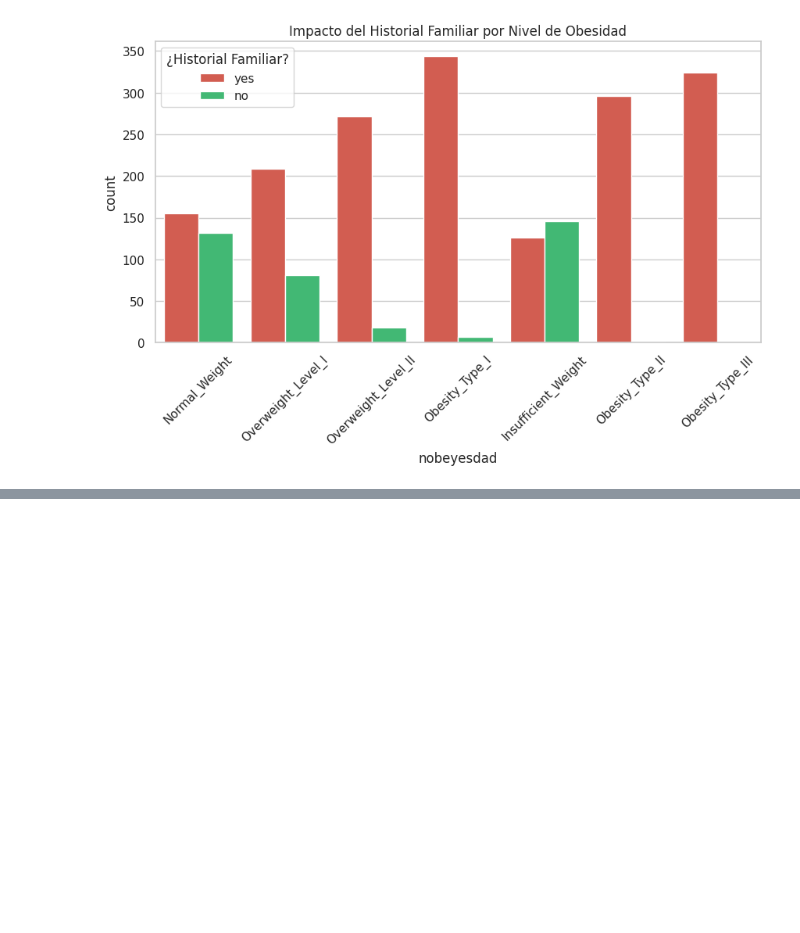
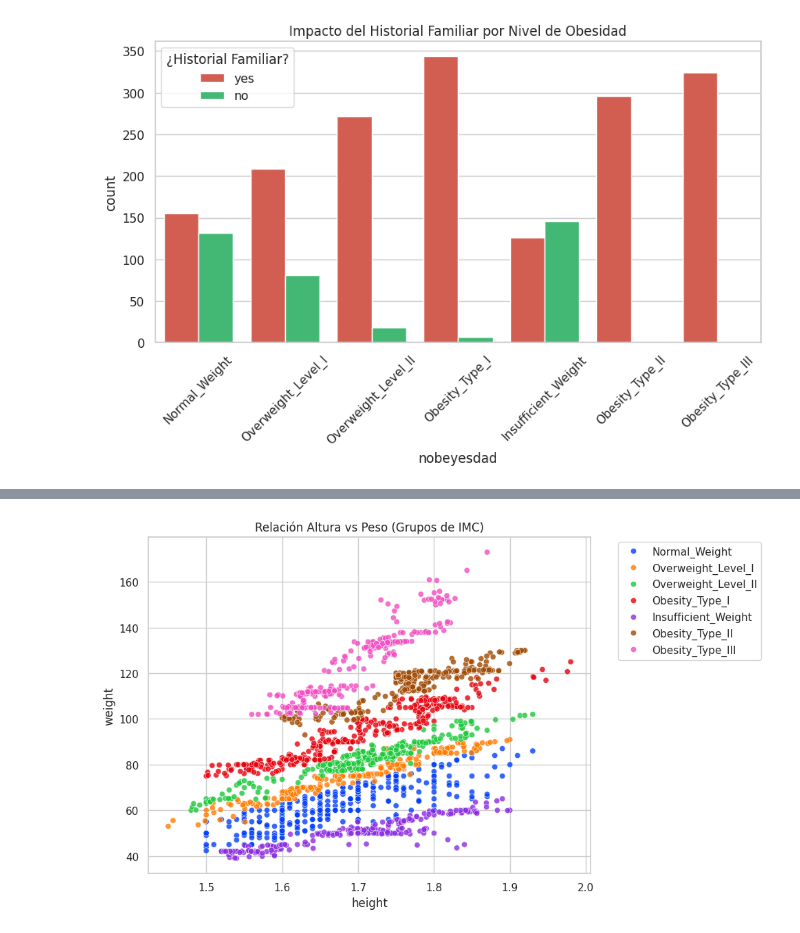
Before and after one commit to Bootcamp-IA-P6/p7_g1_multiclase, a Jupyter notebook: notebooks/eda_obesity_m.ipynb, the cells around one changed output, grey strips where cells are left out. Saved outputs shown, nothing was run; the diff lists cells and outputs as text; code cells hidden in the pictures; blank space fills up the shorter version.

```diff
--- a/notebooks/eda_obesity_m.ipynb
+++ b/notebooks/eda_obesity_m.ipynb
@@ -169,0 +339,10 @@ Analizamos la variable `family_history_with_overweight`  y observamos que en `ob
+# %%
+# Relación Altura vs Peso segmentado por Obesidad
+plt.figure(figsize=(10,6))
+sns.scatterplot(data=df, x="height", y="weight", hue="nobeyesdad", alpha=0.8, palette="bright")
+plt.title("Relación Altura vs Peso (Grupos de IMC)")
+plt.legend(bbox_to_anchor=(1.05, 1), loc='upper left')
+plt.tight_layout()
+plt.show()
+# %% [output]
+[figure, added]
```
Also changed, not shown: parts of 38 cells of this notebook, 1 other file.
